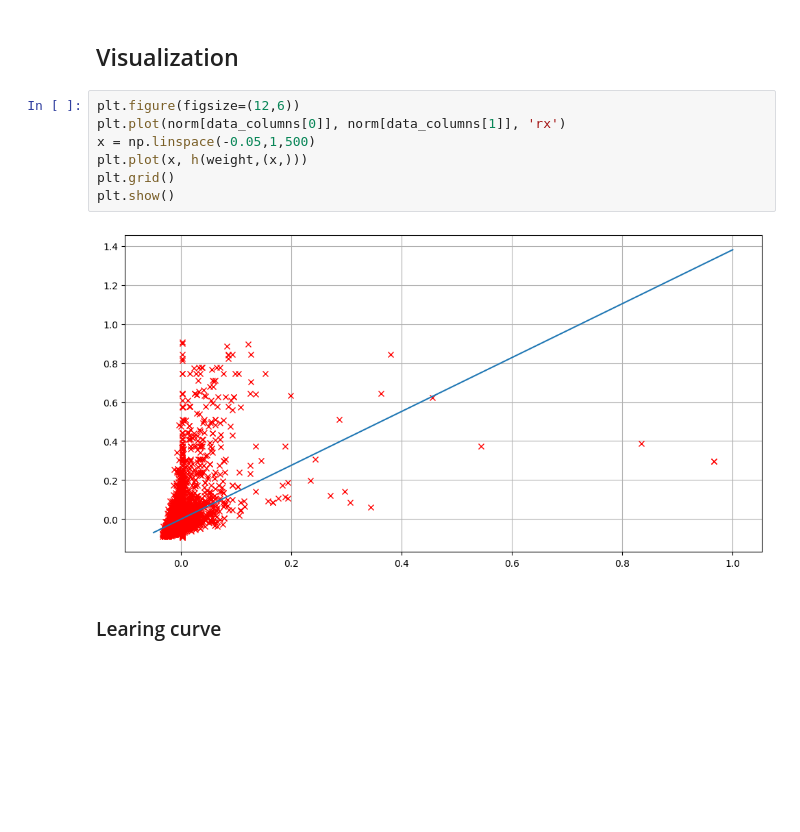
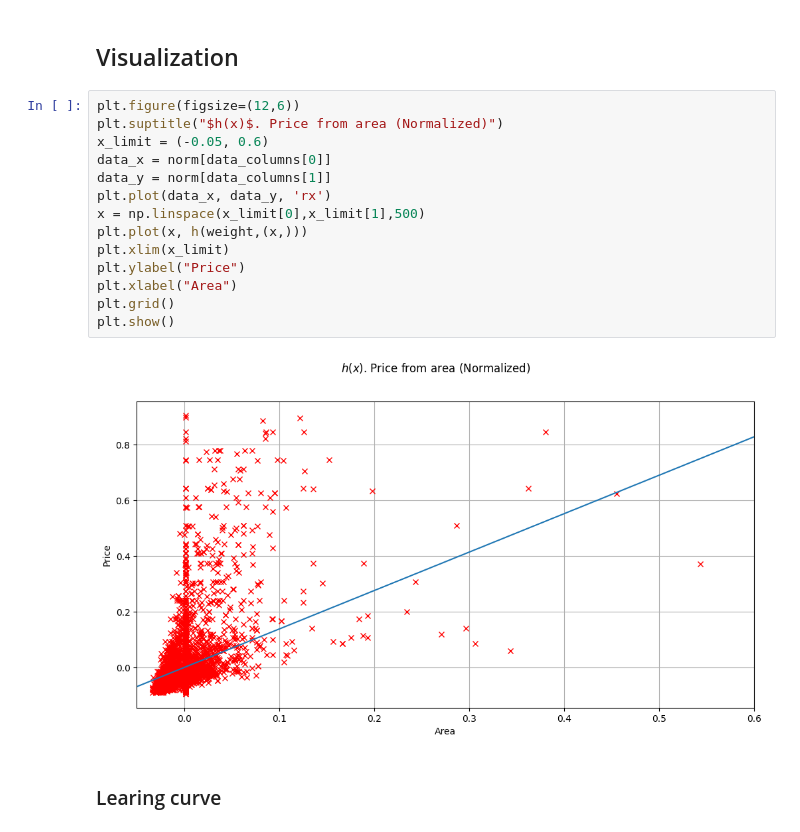
Before and after one commit to lexxai/goit_python_ds_hw_03, a Jupyter notebook: Lection_3_prepare.ipynb, the cells around one changed output. Saved outputs shown, nothing was run; the diff lists cells and outputs as text; blank space fills up the shorter version.

```diff
--- a/Lection_3_prepare.ipynb
+++ b/Lection_3_prepare.ipynb
@@ -275,13 +286,20 @@ weight=(-6.154865258382202e-16, 1.3803624021203686)
 ## Visualization
 # %%
 plt.figure(figsize=(12,6))
-plt.plot(norm[data_columns[0]], norm[data_columns[1]], 'rx')
-x = np.linspace(-0.05,1,500)
+plt.suptitle("$h(x)$. Price from area (Normalized)")
+x_limit = (-0.05, 0.6)
+data_x = norm[data_columns[0]]
+data_y = norm[data_columns[1]]
+plt.plot(data_x, data_y, 'rx')
+x = np.linspace(x_limit[0],x_limit[1],500)
 plt.plot(x, h(weight,(x,)))
+plt.xlim(x_limit)
+plt.ylabel("Price")
+plt.xlabel("Area")
 plt.grid()
 plt.show()
 # %% [output]
-[figure, old version]
+[figure, new version]
 # %% [markdown]
 ### Learing curve
 # %%
```
Also changed, not shown: parts of 26 cells of this notebook.
